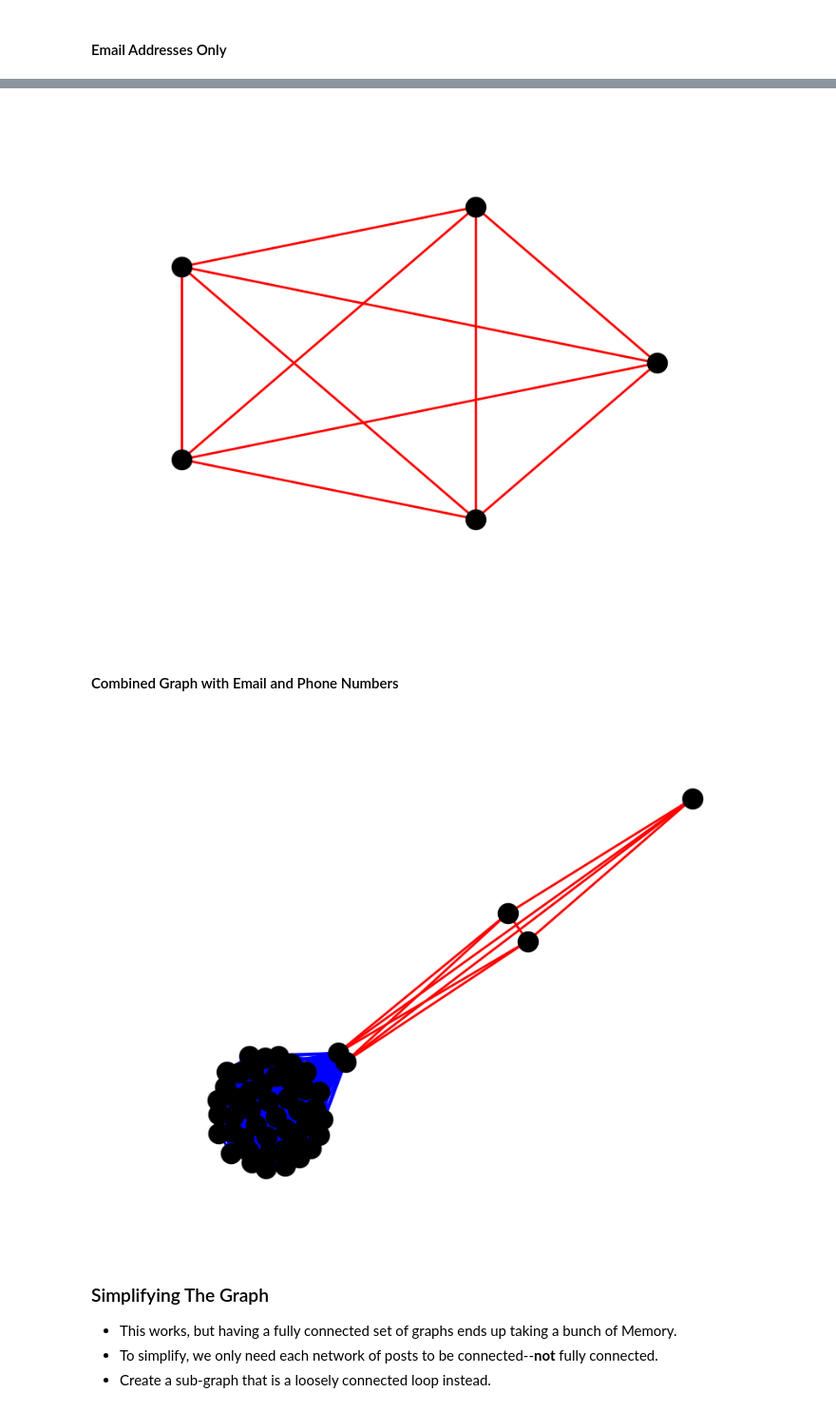
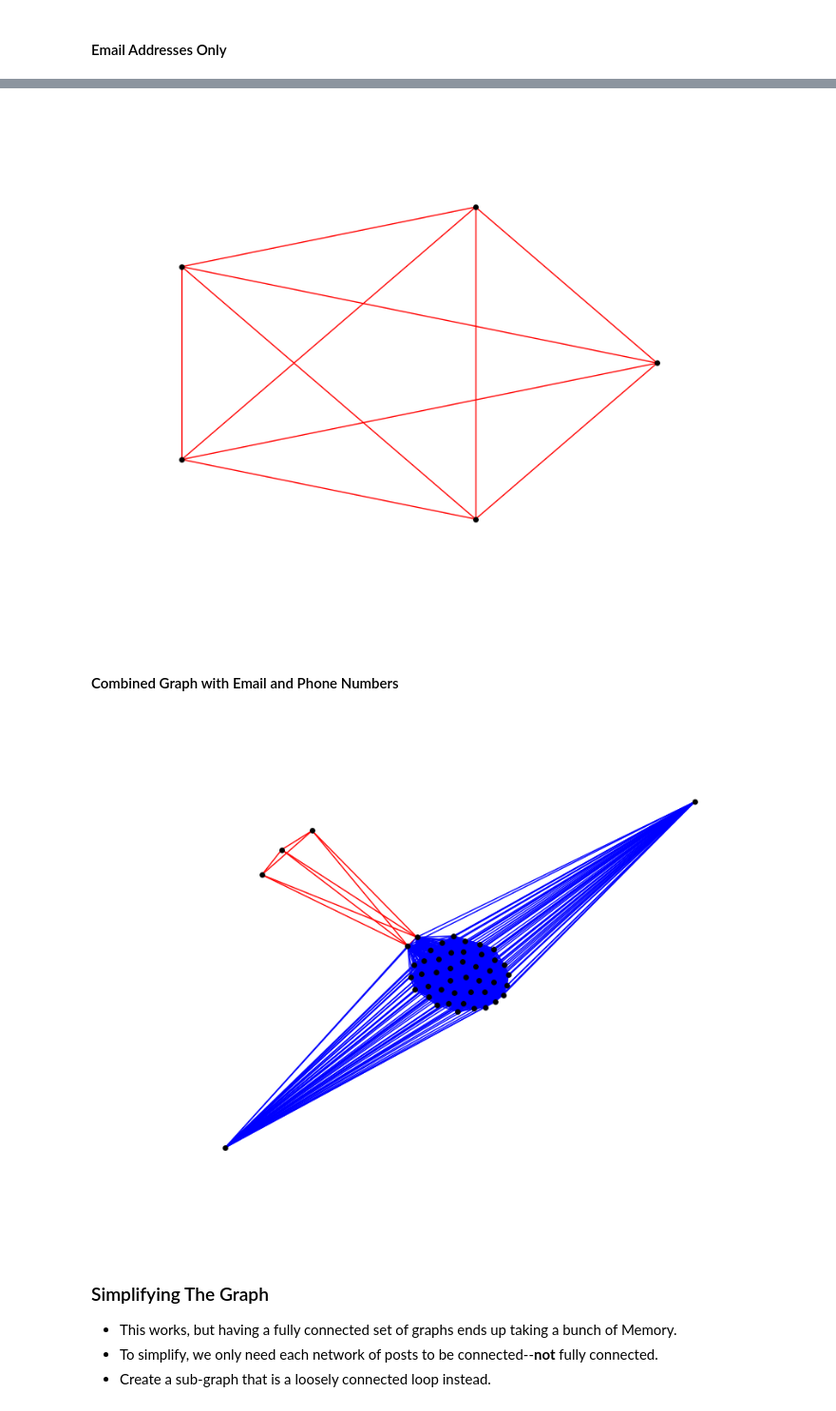
Before and after one commit to gte620v/graph_entity_resolution, a Jupyter notebook: Talk.ipynb, the cells around one changed output, grey strips where cells are left out. Shown: that part at 95% size. Saved outputs shown, nothing was run; the diff lists cells and outputs as text; code cells hidden in the pictures.

```diff
--- a/Talk.ipynb
+++ b/Talk.ipynb
@@ -155,7 +155,7 @@ def plot_graph_data(in_data, data_type, color, G=nx.Graph()):
     G.add_edges_from(out)
     pos = nx.circular_layout(G)
     colors = [G[u][v]['color'] for u, v in G.edges()]
-    nx.draw(G, pos, node_color='k', edge_color=colors, width=2)
+    nx.draw(G, pos, node_color='k', edge_color=colors, width=1,node_size=15)
     return G
 # %%
 G_samp = plot_graph_data(ph_sample.post_id, 'phone', 'b', G=nx.Graph());
@@ -176,20 +176,20 @@ em_sample
 # %%
 G_samp_em = plot_graph_data(em_sample.post_id, 'email', 'r', G=nx.Graph())
 # %% [output]
-[figure, old version]
+[figure, new version]
 # %% [markdown]
 #### Combined Graph with Email and Phone Numbers
 # %%
 out = []
 for a, b in itertools.product(em_sample.post_id, em_sample.post_id):
     out.append((a, b, {'type': 'email', 'color': 'r'}))
 
 G_samp.add_edges_from(out)
 pos = nx.spring_layout(G_samp)
 colors = [G_samp[u][v]['color'] for u, v in G_samp.edges()]
-nx.draw(G_samp, pos, node_color='k', edge_color=colors, width=2)
+nx.draw(G_samp, pos, node_color='k', edge_color=colors, width=1,node_size=15)
 # %% [output]
-[figure, old version]
+[figure, new version]
 # %% [markdown]
 ### Simplifying The Graph
 
```
Also changed, not shown: parts of 11 cells of this notebook.
